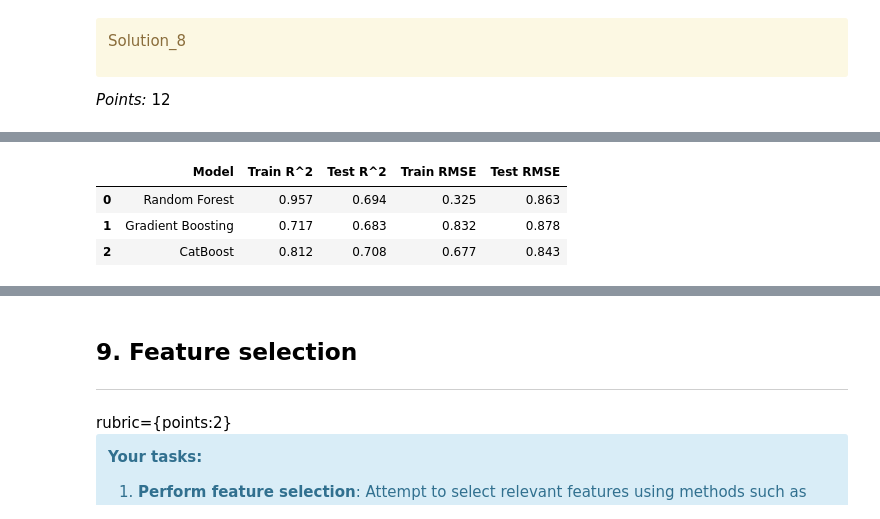
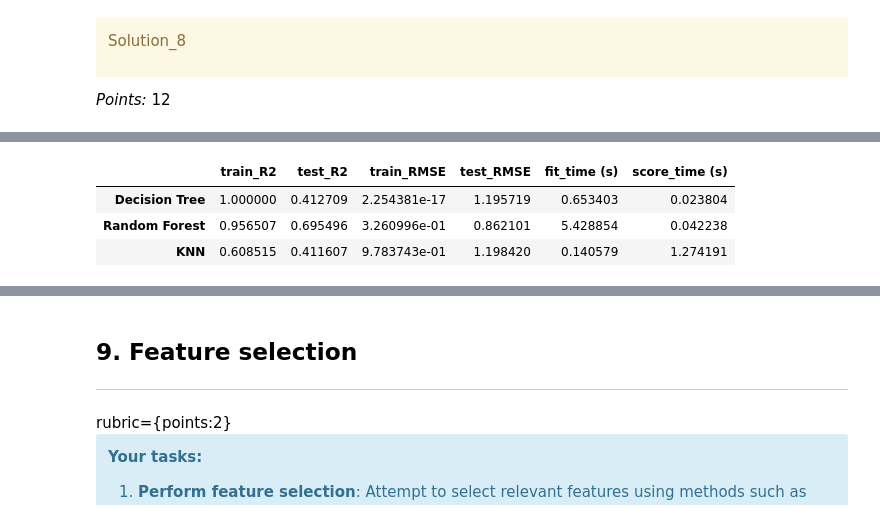
Before and after one commit to janayee-c/cpsc330-hw5, a Jupyter notebook: hw5.ipynb, the cells around one changed output, grey strips where cells are left out. Saved outputs shown, nothing was run; the diff lists cells and outputs as text; code cells hidden in the pictures.

```diff
--- a/hw5.ipynb
+++ b/hw5.ipynb
@@ -1091,51 +999,49 @@ _Points:_ 12
 # %%
-from catboost import CatBoostRegressor
-from sklearn.ensemble import GradientBoostingRegressor
+from sklearn.tree import DecisionTreeRegressor
 from sklearn.ensemble import RandomForestRegressor
+from sklearn.neighbors import KNeighborsRegressor
+from sklearn.model_selection import cross_validate
+from sklearn.pipeline import make_pipeline
+import pandas as pd
 
 models = {
-    "Random Forest": RandomForestRegressor(random_state=123),
-    "Gradient Boosting": GradientBoostingRegressor(random_state=123),
-    "CatBoost": CatBoostRegressor(
-        random_state=123,
-        verbose=False
-    )
+    "Decision Tree": DecisionTreeRegressor(random_state=123),
+    "Random Forest": RandomForestRegressor(
+        n_estimators=100, random_state=123, n_jobs=-1
+    ),
+    "KNN": KNeighborsRegressor()
 }
 
-results_summary = []
+scoring = {
+    "r2": "r2",
+    "neg_root_mean_squared_error": "neg_root_mean_squared_error",
+}
+
+results = {}
 
 for name, model in models.items():
-
     pipe = make_pipeline(preprocessor, model)
-
-    results = pd.DataFrame(
-        cross_validate(
-            pipe,
-            X_train, y_train,
-            cv=10,
-            scoring=scoring,
-            return_train_score=True
-        )
+    cv_results = cross_validate(
+        pipe,
+        X_train, y_train,
+        cv=5,
+        scoring=scoring,
+        return_train_score=True,
     )
 
-    results["train_RMSE"] = -results["train_RMSE"]
-    results["test_RMSE"] = -results["test_RMSE"]
-
-
-    summary = {
-        "Model": name,
-        "Train R^2": results["train_r2"].mean(),
-        "Test R^2": results["test_r2"].mean(),
-        "Train RMSE": results["train_RMSE"].mean(),
-        "Test RMSE": results["test_RMSE"].mean()
+    results[name] = {
+        "train_R2": cv_results["train_r2"].mean(),
+        "test_R2": cv_results["test_r2"].mean(),
+        "train_RMSE": -cv_results["train_neg_root_mean_squared_error"].mean(),
+        "test_RMSE": -cv_results["test_neg_root_mean_squared_error"].mean(),
+        "fit_time (s)": cv_results["fit_time"].mean(),
+        "score_time (s)": cv_results["score_time"].mean(),
     }
 
-    results_summary.append(summary)
-
-results_df = pd.DataFrame(results_summary)
-display(results_df.round(3))
+results_df = pd.DataFrame(results).T
+display(results_df)
 # %% [output]
-|  | Model | Train R^2 | Test R^2 | Train RMSE | Test RMSE |
-| 0 | Random Forest | 0.957 | 0.694 | 0.325 | 0.863 |
-| 1 | Gradient Boosting | 0.717 | 0.683 | 0.832 | 0.878 |
-| 2 | CatBoost | 0.812 | 0.708 | 0.677 | 0.843 |
+|  | train_R2 | test_R2 | train_RMSE | test_RMSE | fit_time (s) | score_time (s) |
+| Decision Tree | 1.000000 | 0.412709 | 2.254381e-17 | 1.195719 | 0.653403 | 0.023804 |
+| Random Forest | 0.956507 | 0.695496 | 3.260996e-01 | 0.862101 | 5.428854 | 0.042238 |
+| KNN | 0.608515 | 0.411607 | 9.783743e-01 | 1.198420 | 0.140579 | 1.274191 |
```
Also changed, not shown: parts of 57 cells of this notebook, 5 other files.
